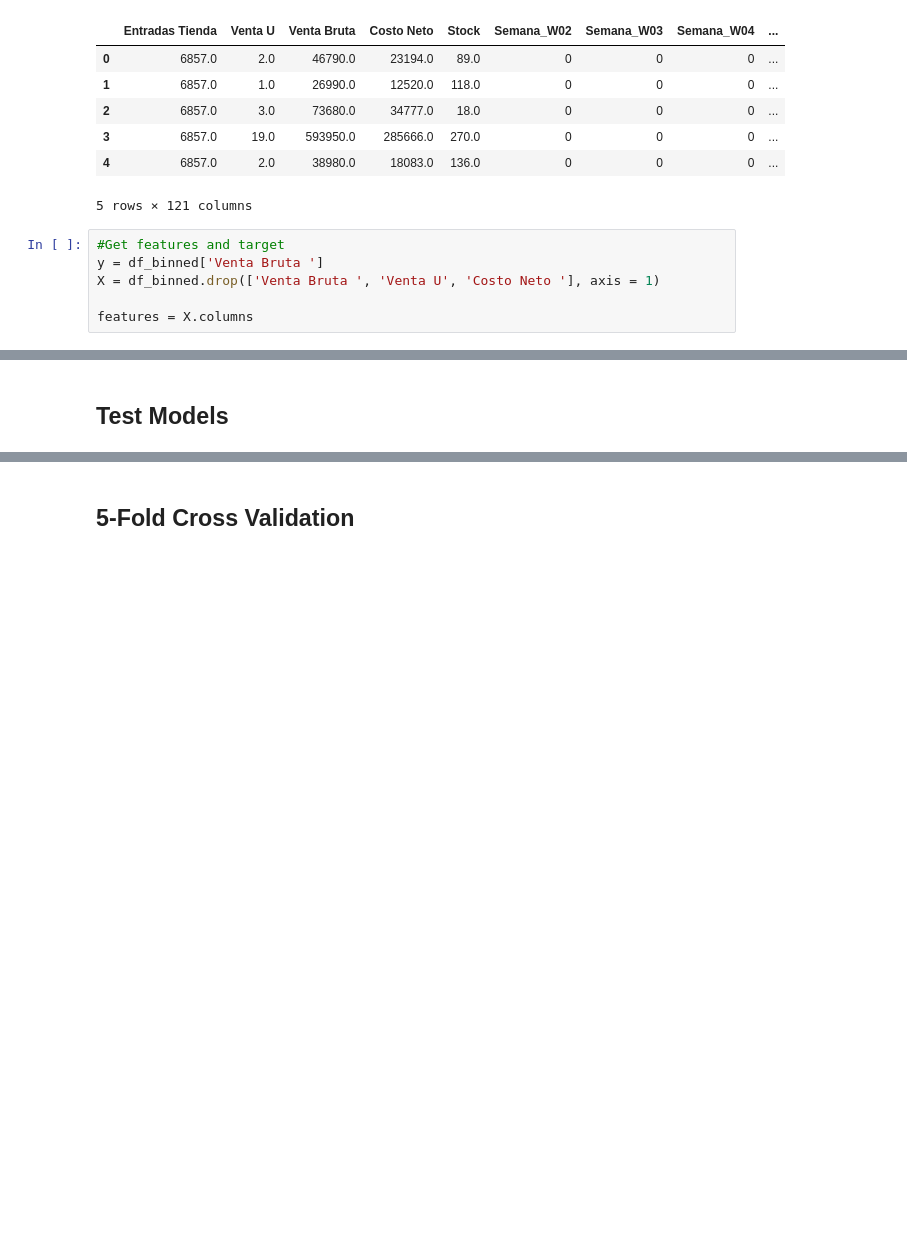
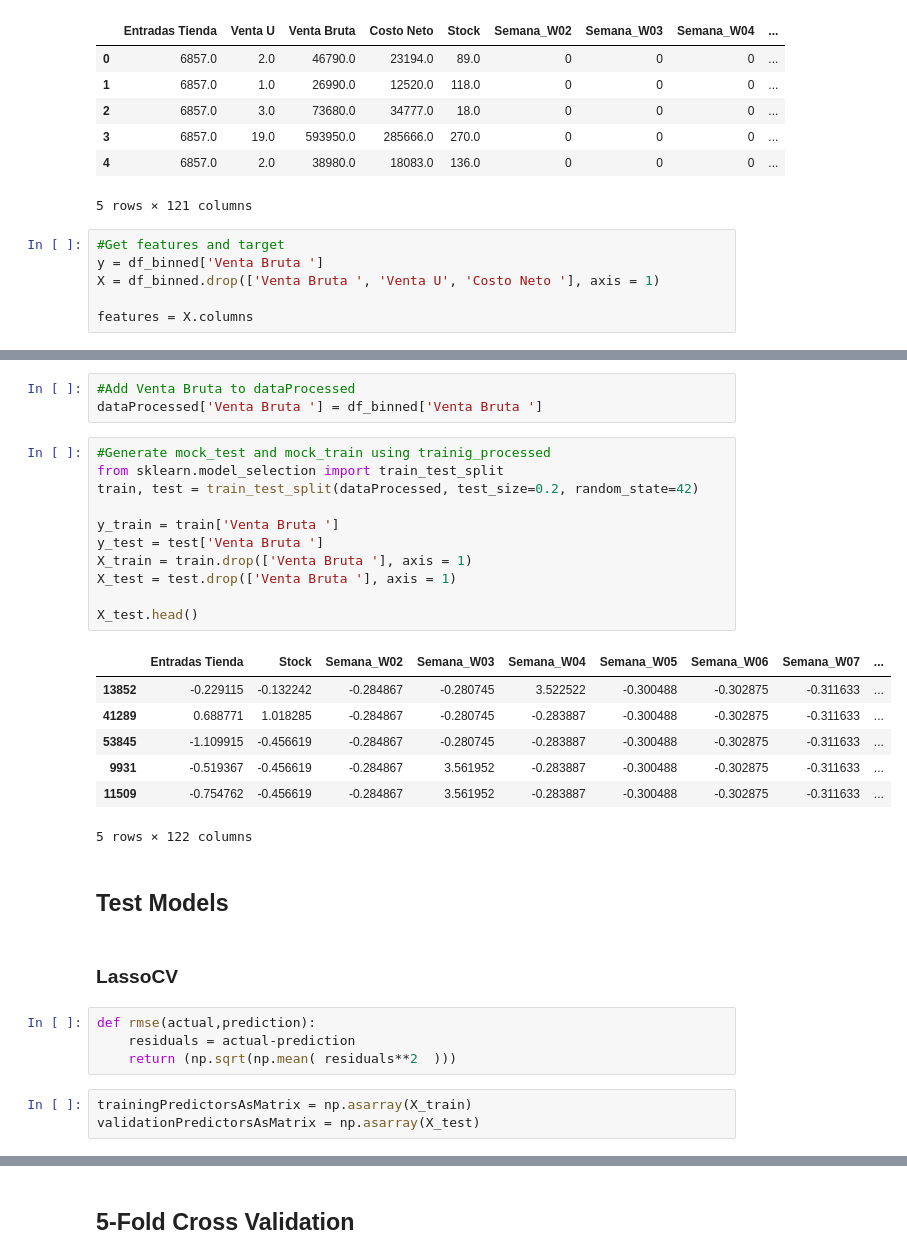
Before and after one commit to sagebhardt/forecast-AI-ynk, a Jupyter notebook: ML_forecast_YNK.ipynb, the cells around one changed output, grey strips where cells are left out. Drawn from its saved outputs; the diff is of its cells as text; blank space fills up the shorter version.

```diff
--- a/ML_forecast_YNK.ipynb
+++ b/ML_forecast_YNK.ipynb
@@ -103,2 +163,33 @@ features = X.columns
+# %%
+#Add Venta Bruta to dataProcessed
+dataProcessed['Venta Bruta '] = df_binned['Venta Bruta ']
+# %%
+#Generate mock_test and mock_train using trainig_processed
+from sklearn.model_selection import train_test_split
+train, test = train_test_split(dataProcessed, test_size=0.2, random_state=42)
+
+y_train = train['Venta Bruta ']
+y_test = test['Venta Bruta ']
+X_train = train.drop(['Venta Bruta '], axis = 1)
+X_test = test.drop(['Venta Bruta '], axis = 1)
+
+X_test.head()
+# %% [output]
+|  | Entradas Tienda | Stock | Semana_W02 | Semana_W03 | Semana_W04 | Semana_W05 | Semana_W06 | Semana_W07 | ... |
+| 13852 | -0.229115 | -0.132242 | -0.284867 | -0.280745 | 3.522522 | -0.300488 | -0.302875 | -0.311633 | ... |
+| 41289 | 0.688771 | 1.018285 | -0.284867 | -0.280745 | -0.283887 | -0.300488 | -0.302875 | -0.311633 | ... |
+| 53845 | -1.109915 | -0.456619 | -0.284867 | -0.280745 | -0.283887 | -0.300488 | -0.302875 | -0.311633 | ... |
+| 9931 | -0.519367 | -0.456619 | -0.284867 | 3.561952 | -0.283887 | -0.300488 | -0.302875 | -0.311633 | ... |
+| 11509 | -0.754762 | -0.456619 | -0.284867 | 3.561952 | -0.283887 | -0.300488 | -0.302875 | -0.311633 | ... |
+5 rows × 122 columns
 # %% [markdown]
 ## Test Models
+# %% [markdown]
+### LassoCV
+# %%
+def rmse(actual,prediction):
+    residuals = actual-prediction
+    return (np.sqrt(np.mean( residuals**2  )))
+# %%
+trainingPredictorsAsMatrix = np.asarray(X_train)
+validationPredictorsAsMatrix = np.asarray(X_test)
```
Also changed, not shown: parts of 10 cells of this notebook.
